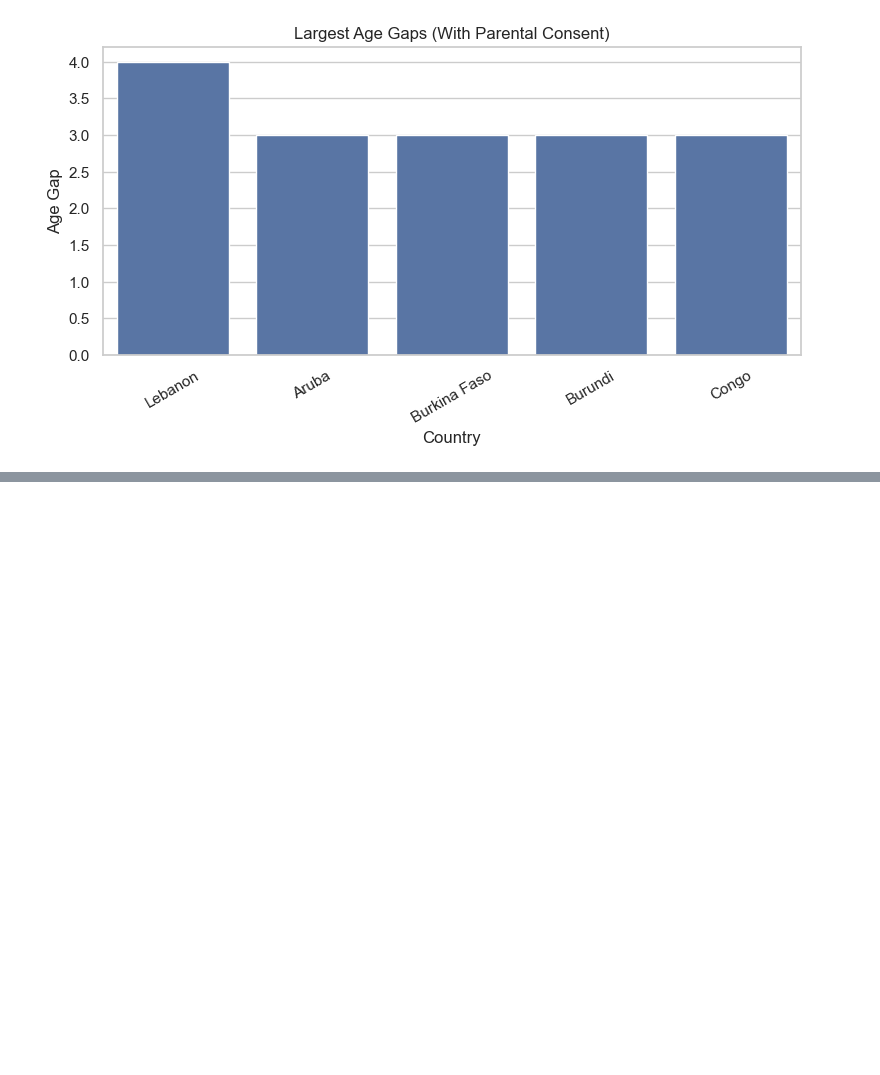
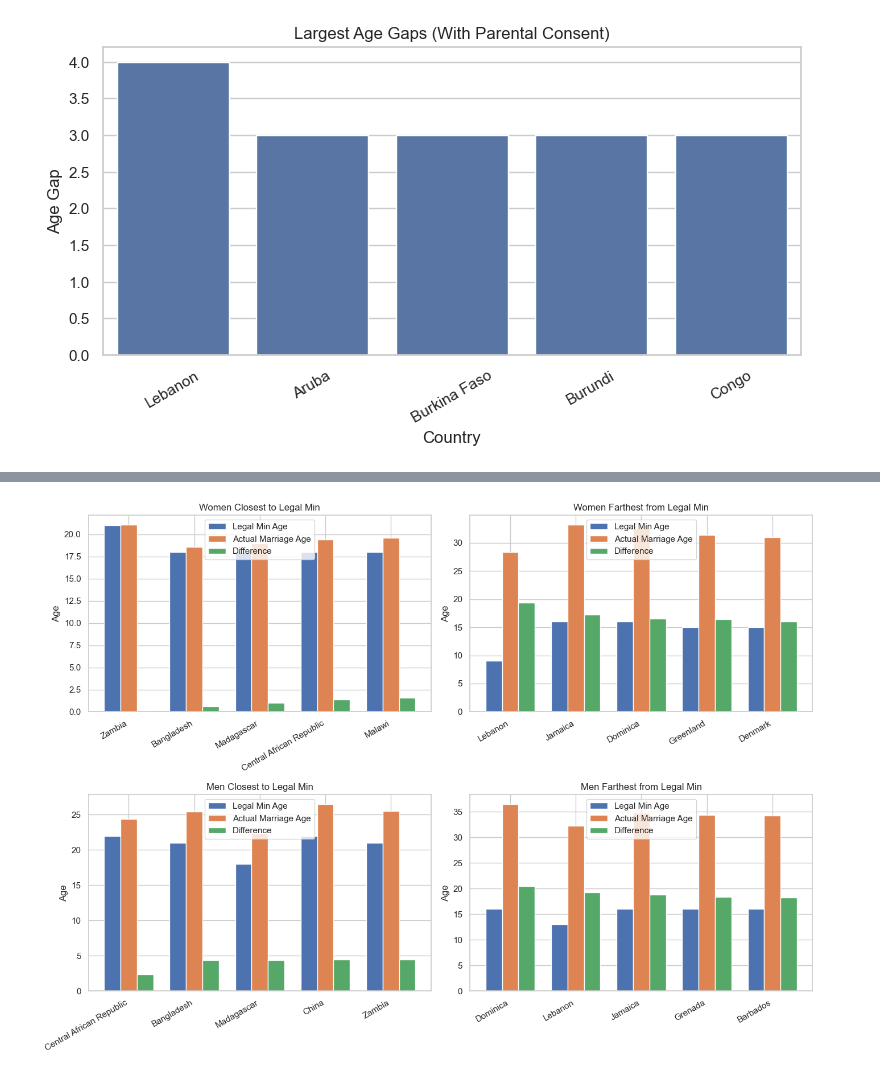
Before and after one commit to SeradjEddine/SZE_data_analysis_team_10, a Jupyter notebook: BL2NDD.ipynb, the cells around one changed output, grey strips where cells are left out. Cells and saved outputs as stored; diff of their text form; code cells hidden in the pictures; blank space fills up the shorter version.

```diff
--- a/BL2NDD.ipynb
+++ b/BL2NDD.ipynb
@@ -391,0 +343,27 @@ merged_df
+# %%
+fig, axes = plt.subplots(2, 2, figsize=(14, 10))
+
+for idx, (data, ax, title) in enumerate([
+    (closest_women, axes[0, 0], 'Women Closest to Legal Min'),
+    (farthest_women, axes[0, 1], 'Women Farthest from Legal Min'),
+    (closest_men, axes[1, 0], 'Men Closest to Legal Min'),
+    (farthest_men, axes[1, 1], 'Men Farthest from Legal Min')
+]):
+    x = np.arange(len(data))
+    width = 0.25
+    col = 'women_consent_age' if idx < 2 else 'men_consent_age'
+    marriage_col = 'women average single age before marriage (year)' if idx < 2 else 'men average single age before marriage (year)'
+
+    ax.bar(x - width, data[col], width, label='Legal Min Age')
+    ax.bar(x, data[marriage_col], width, label='Actual Marriage Age')
+    ax.bar(x + width, data['women_age_diff'] if idx < 2 else data['men_age_diff'], width, label='Difference')
+    ax.set_ylabel('Age')
+    ax.set_title(title)
+    ax.set_xticks(x)
+    ax.set_xticklabels(data['Country'], rotation=30, ha='right')
+    ax.legend()
+
+plt.tight_layout()
+plt.show()
+# %% [output]
+[figure, added]
```
Also changed, not shown: parts of 2 cells of this notebook.
